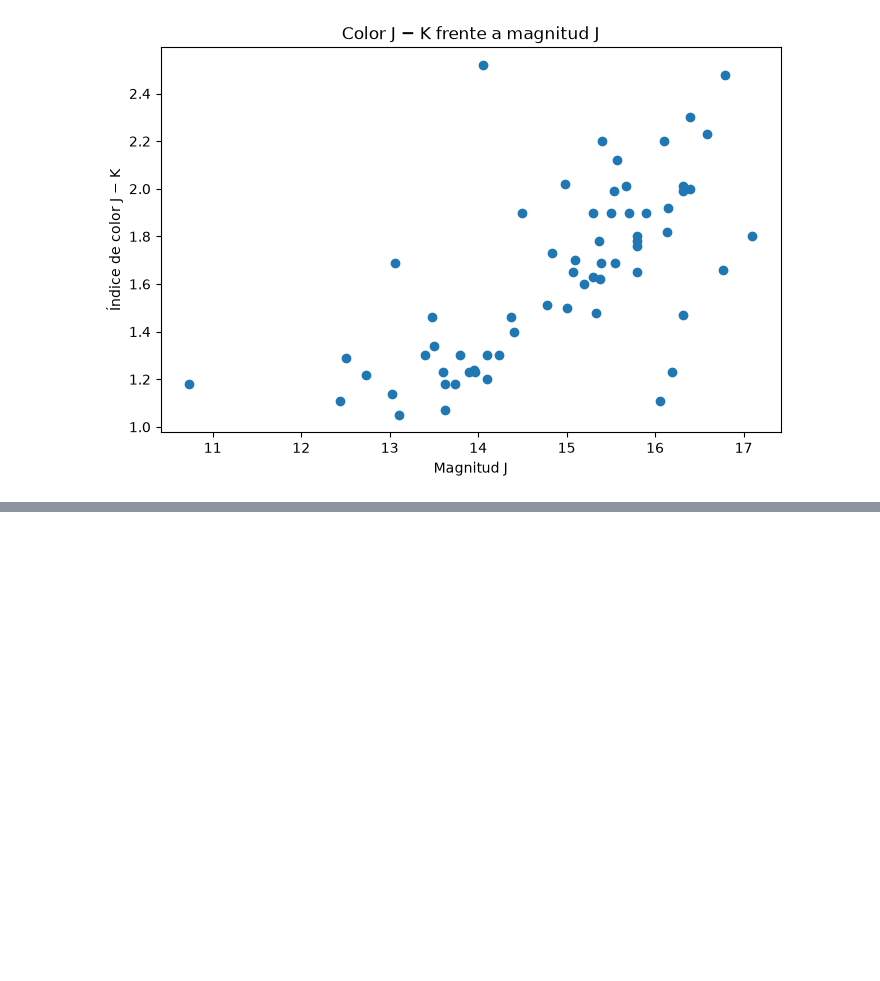
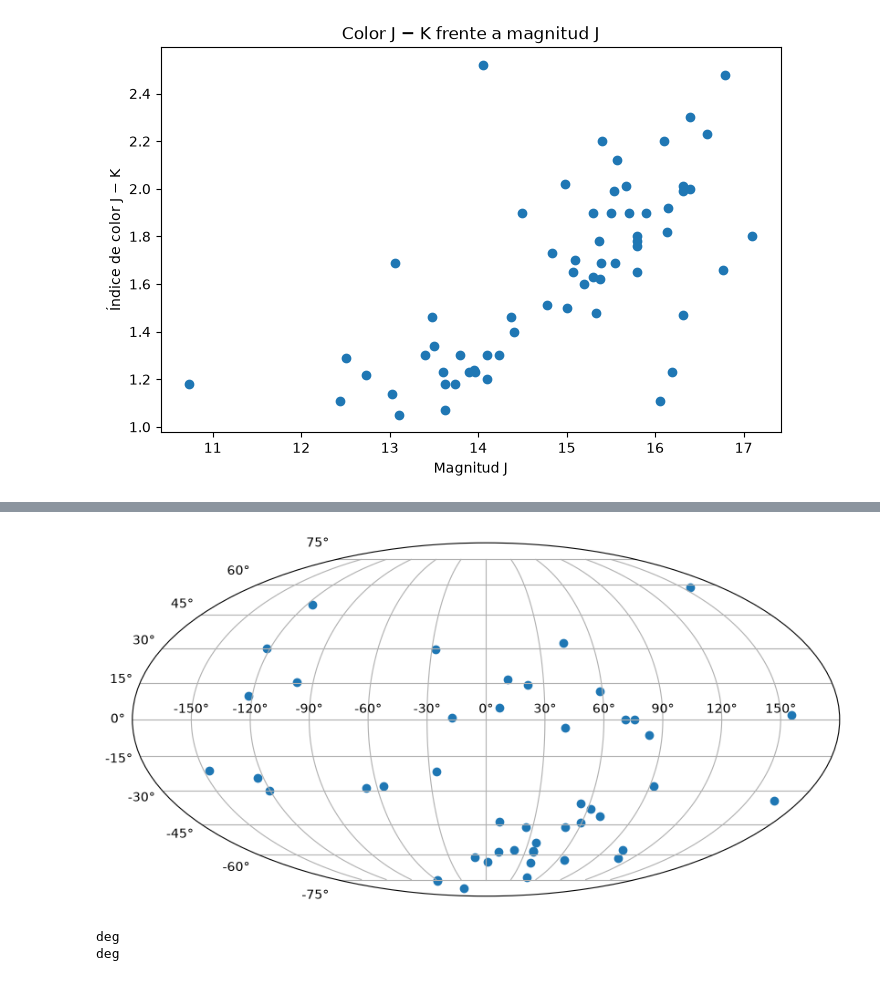
Before and after one commit to saidaHF/astronomy-data-python, a Jupyter notebook: Jupyter/01_catalogo_astronomico.ipynb, the cells around one changed output, grey strips where cells are left out. Cells and saved outputs as stored; diff of their text form; code cells hidden in the pictures; blank space fills up the shorter version.

```diff
--- a/Jupyter/01_catalogo_astronomico.ipynb
+++ b/Jupyter/01_catalogo_astronomico.ipynb
@@ -254,0 +276,5 @@ plt.show()
+# %%
+ra = coord.Angle(young["RA"].filled(np.nan) * u.degree)
+ra = ra.wrap_at(180 * u.degree)
+
+dec = coord.Angle(young["Dec"].filled(np.nan) * u.degree)
@@ -254,0 +305,15 @@ plt.show()
+# %%
+# mapa del cielo en proyección Mollweide
+plt.figure(figsize=(10, 6))
+plt.subplot(111, projection="mollweide")
+plt.scatter(ra.radian, dec.radian)
+plt.grid(True)
+plt.show()
+# %% [output]
+[figure, added]
+# %%
+print(ra.unit)
+print(dec.unit)
+# %% [output]
+deg
+deg
```
Also changed, not shown: parts of 8 cells of this notebook.
